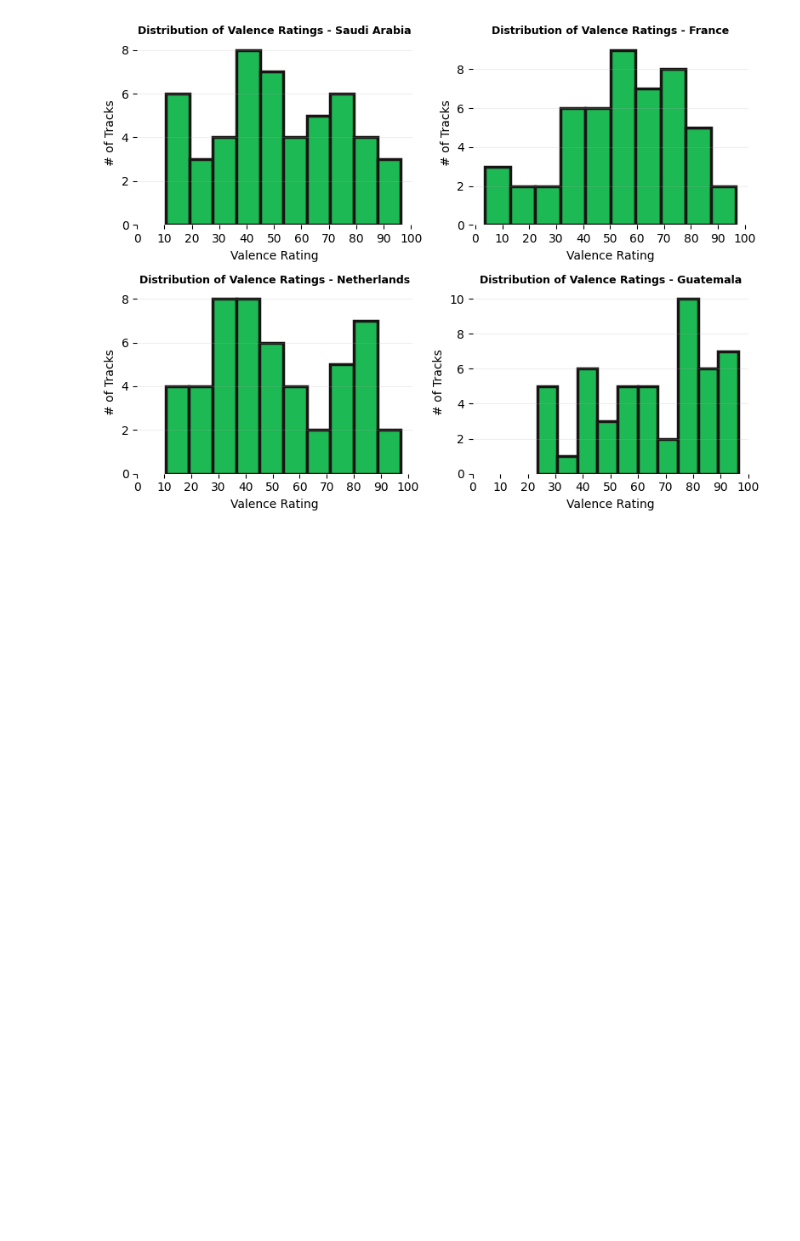
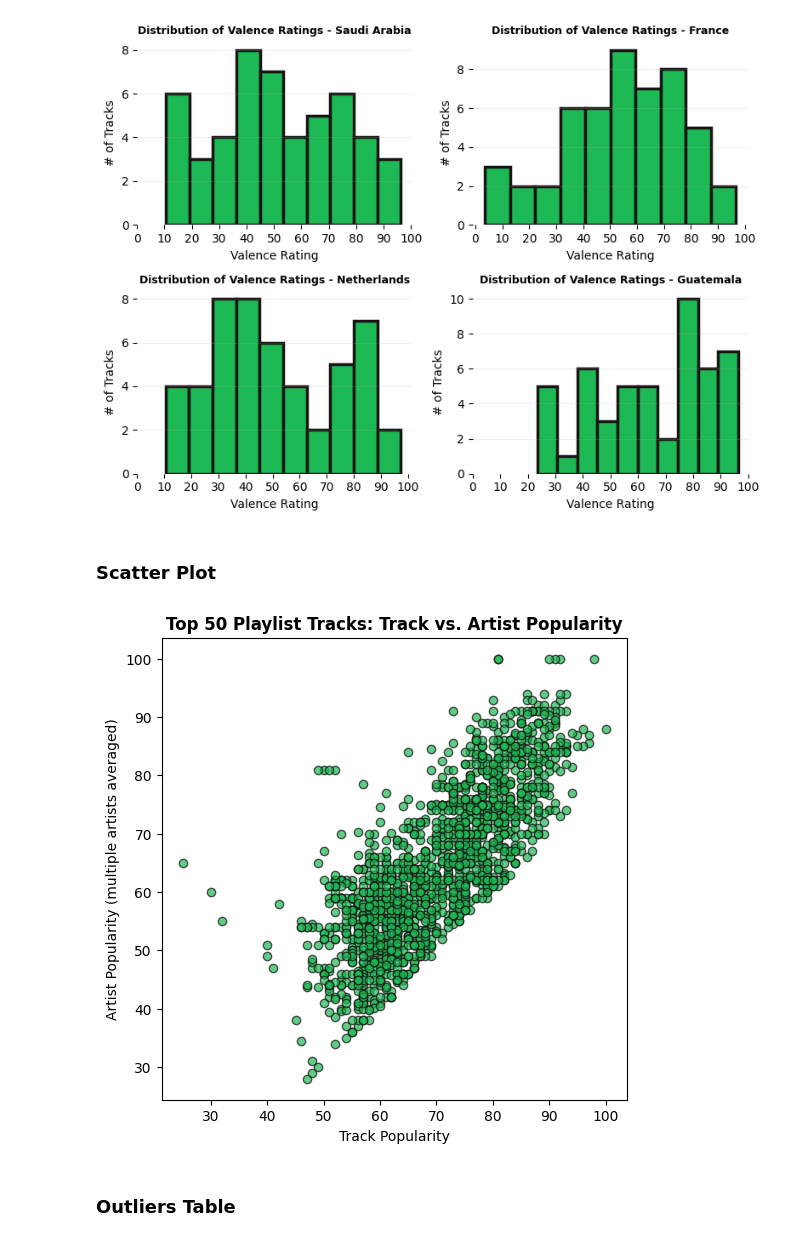
Before and after one commit to mattbolanos/spotify-market-popularity, a Jupyter notebook: src/proto/eda_visuals.ipynb, the cells around one changed output. Cells and saved outputs as stored; diff of their text form; code cells hidden in the pictures; blank space fills up the shorter version.

Commit message:
leaderboard plot + some API additions + plot_funcs

```diff
--- a/src/proto/eda_visuals.ipynb
+++ b/src/proto/eda_visuals.ipynb
@@ -124,3 +131,29 @@ plot_audio_feature_distr(
 )
 # %% [output]
 [figure]
+# %% [markdown]
+### Scatter Plot
+# %%
+# distinct tracks
+distinct_tracks = tracks.drop_duplicates(subset=["track_id"])
+
+plt.figure(figsize=(6, 6))
+
+# scatter plot of popularity and avg_artist_popularity
+plt.scatter(
+    x=distinct_tracks["track_popularity"],
+    y=distinct_tracks["avg_artist_popularity"],
+    color=spotify_green,
+    edgecolors=spotify_black,
+    alpha=0.7,
+)
+
+plt.xlabel("Track Popularity")
+plt.ylabel("Artist Popularity (multiple artists averaged)")
+plt.title("Top 50 Playlist Tracks: Track vs. Artist Popularity", fontweight="bold")
+
+plt.show()
+# %% [output]
+[figure, added]
+# %% [markdown]
+### Outliers Table
```
Also changed, not shown: parts of 5 cells of this notebook, 5 other files.
